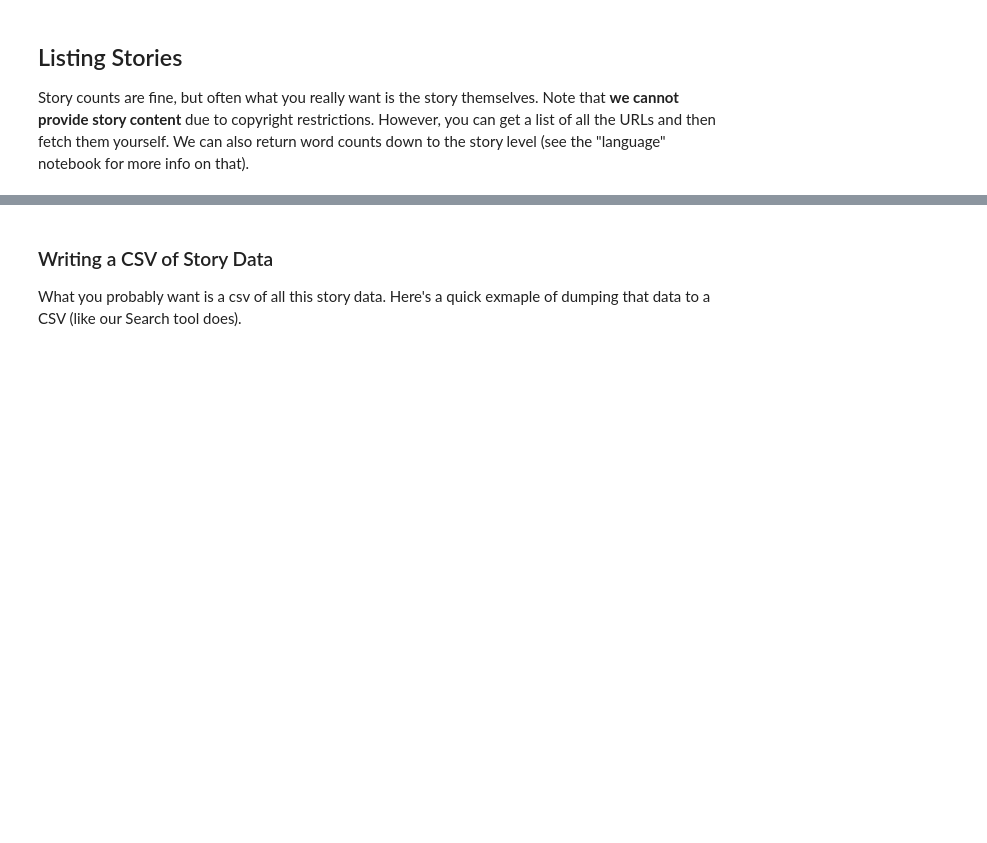
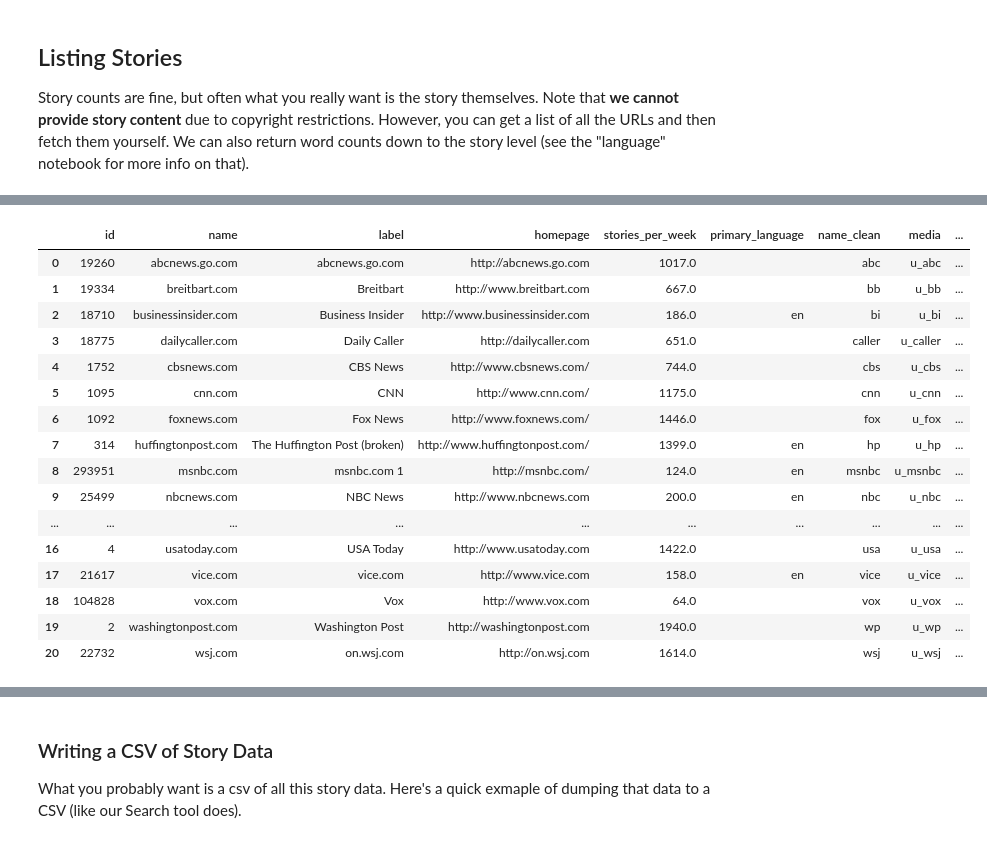
Before and after one commit to reycn/media-cloud-search, a Jupyter notebook: script/0.download.attention.ipynb, the cells around one changed output, grey strips where cells are left out. Cells and saved outputs as stored; diff of their text form; code cells hidden in the pictures; blank space fills up the shorter version.

```diff
--- a/script/0.download.attention.ipynb
+++ b/script/0.download.attention.ipynb
@@ -140,3 +160,29 @@ VBox(children=(HBox(children=(IntProgress(value=0, description='0.00%', max=32),
+# %%
+df_media_id = (
+    pd.merge(df_media_id, df_media_ideo, on="name_clean", how="outer")
+    .dropna()
+    .reset_index(drop=True)
+)
+df_media_id["id"] = df_media_id["id"].astype(int)
+df_media_id
+# %% [output]
+|  | id | name | label | homepage | stories_per_week | primary_language | name_clean | media | ... |
+| 0 | 19260 | abcnews.go.com | abcnews.go.com | http://abcnews.go.com | 1017.0 |  | abc | u_abc | ... |
+| 1 | 19334 | breitbart.com | Breitbart | http://www.breitbart.com | 667.0 |  | bb | u_bb | ... |
+| 2 | 18710 | businessinsider.com | Business Insider | http://www.businessinsider.com | 186.0 | en | bi | u_bi | ... |
+| 3 | 18775 | dailycaller.com | Daily Caller | http://dailycaller.com | 651.0 |  | caller | u_caller | ... |
+| 4 | 1752 | cbsnews.com | CBS News | http://www.cbsnews.com/ | 744.0 |  | cbs | u_cbs | ... |
+| 5 | 1095 | cnn.com | CNN | http://www.cnn.com/ | 1175.0 |  | cnn | u_cnn | ... |
+| 6 | 1092 | foxnews.com | Fox News | http://www.foxnews.com/ | 1446.0 |  | fox | u_fox | ... |
+| 7 | 314 | huffingtonpost.com | The Huffington Post (broken) | http://www.huffingtonpost.com/ | 1399.0 | en | hp | u_hp | ... |
+| 8 | 293951 | msnbc.com | msnbc.com 1 | http://msnbc.com/ | 124.0 | en | msnbc | u_msnbc | ... |
+| 9 | 25499 | nbcnews.com | NBC News | http://www.nbcnews.com | 200.0 | en | nbc | u_nbc | ... |
+| ... | ... | ... | ... | ... | ... | ... | ... | ... | ... |
+| 16 | 4 | usatoday.com | USA Today | http://www.usatoday.com | 1422.0 |  | usa | u_usa | ... |
+| 17 | 21617 | vice.com | vice.com | http://www.vice.com | 158.0 | en | vice | u_vice | ... |
+| 18 | 104828 | vox.com | Vox | http://www.vox.com | 64.0 |  | vox | u_vox | ... |
+| 19 | 2 | washingtonpost.com | Washington Post | http://washingtonpost.com | 1940.0 |  | wp | u_wp | ... |
+| 20 | 22732 | wsj.com | on.wsj.com | http://on.wsj.com | 1614.0 |  | wsj | u_wsj | ... |
 # %%
 # let's fetch all the stories matching our query on one day
 my_query = '"trump"'  # note the double quotes used to indicate use of the whole phrase
```
Also changed, not shown: parts of 6 cells of this notebook, 4 other files.
